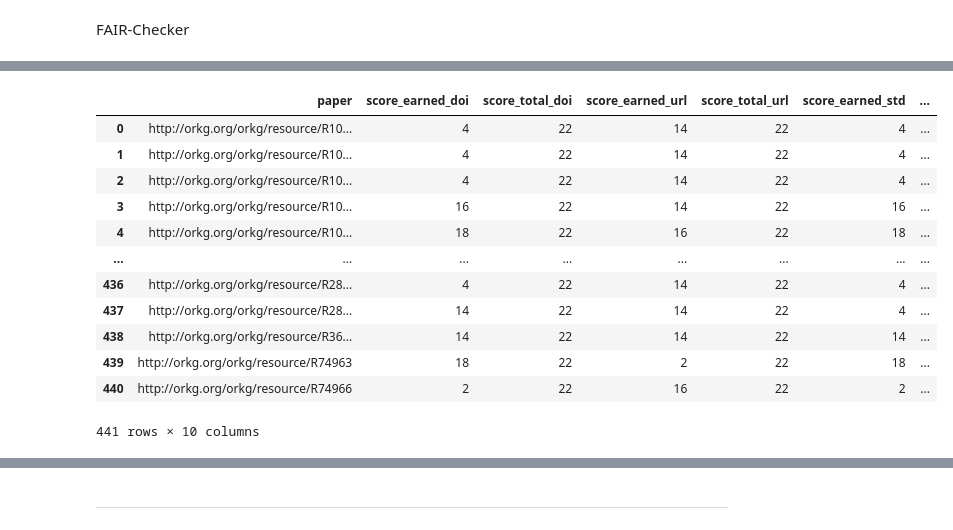
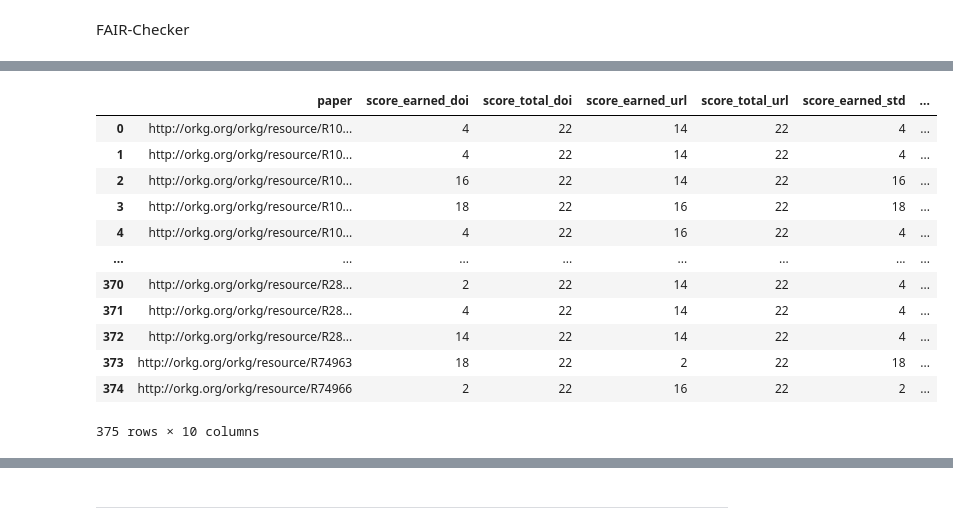
Before and after one commit to mwurzbacher/FAIRness-assessment-tools-evaluation-using-ORKG, a Jupyter notebook: Comparisons_graphs.ipynb, the cells around one changed output, grey strips where cells are left out. Saved outputs shown, nothing was run; the diff lists cells and outputs as text; code cells hidden in the pictures.

```diff
--- a/Comparisons_graphs.ipynb
+++ b/Comparisons_graphs.ipynb
@@ -51,0 +96,13 @@ def adjust_fes_metric_names(mname):
+# %%
+fes_papers_doi_df = pd.read_csv("assessed_data/paper_doi_df_fenough_assessment.csv", index_col=0)
+fes_papers_doi_df = fes_papers_doi_df[fes_papers_doi_df["assessment_result"].isna() == False]
+fes_papers_url_df = pd.read_csv("assessed_data/paper_url_df_fenough_assessment.csv", index_col=0)
+fes_papers_url_df = fes_papers_url_df[fes_papers_url_df["assessment_result"].isna() == False]
+fes_papers_std_df = pd.read_csv("assessed_data/paper_std_df_fenough_assessment.csv", index_col=0)
+fes_papers_std_df = fes_papers_std_df[fes_papers_std_df["assessment_result"].isna() == False]
+
+fes_papers_doi_url_df = pd.merge(fes_papers_doi_df, fes_papers_url_df, on="paper", suffixes=("_doi", "_url"))
+fes_papers_all_df = pd.merge(fes_papers_doi_url_df, fes_papers_std_df, on="paper")
+fes_papers_all_df = fes_papers_all_df[["paper", "assessment_result_doi", "assessment_result_url", "assessment_result"]]
+fes_papers_all_df.rename(columns={"assessment_result": "assessment_result_std"}, inplace=True)
+fes_papers_all_df
@@ -52,2 +123,9 @@ def adjust_fes_metric_names(mname):
+# %%
+fcheck_fuji_all_papers_df = pd.merge(fcheck_papers_all_df, fuji_papers_all_df, on="paper", suffixes=("_fcheck", "_fuji"))
+all_papers_df = pd.merge(fcheck_fuji_all_papers_df, fes_papers_all_df, on="paper")
+all_papers_df
+fcheck_papers_all_df = all_papers_df[["paper", "FAIR_assessment_doi", "FAIR_assessment_url", "FAIR_assessment_std"]]
+fuji_papers_all_df = all_papers_df[["paper", "metric", "score_earned_doi", "score_total_doi", "score_earned_url", "score_total_url", "score_earned_std", "score_total_std"]]
+fes_papers_all_df = all_papers_df[["paper", "assessment_result_doi", "assessment_result_url", "assessment_result_std"]]
 # %% [markdown]
 FAIR-Checker
@@ -91,34 +142,35 @@ def expand_fcheck_paper_df(df):
     df_exp["score_total_std"] = list(chain.from_iterable([[2]*11 for x in df["paper"]]))
     return df_exp
 # %%
-fcheck_papers_all_df["FAIR_assessment_doi"] = fcheck_papers_all_df["FAIR_assessment_doi"].map(lambda x: build_assessment_json(x))
-fcheck_papers_all_df["FAIR_assessment_url"] = fcheck_papers_all_df["FAIR_assessment_url"].map(lambda x: build_assessment_json(x))
-fcheck_papers_all_df["FAIR_assessment_std"] = fcheck_papers_all_df["FAIR_assessment_std"].map(lambda x: build_assessment_json(x))
-fcheck_papers_all_df = expand_fcheck_paper_df(fcheck_papers_all_df)
-fcheck_papers_all_df_total = fcheck_papers_all_df.groupby("paper").agg({
+fcheck_papers_all_df_temp = fcheck_papers_all_df
+fcheck_papers_all_df_temp["FAIR_assessment_doi"] = fcheck_papers_all_df_temp["FAIR_assessment_doi"].map(lambda x: build_assessment_json(x))
+fcheck_papers_all_df_temp["FAIR_assessment_url"] = fcheck_papers_all_df_temp["FAIR_assessment_url"].map(lambda x: build_assessment_json(x))
+fcheck_papers_all_df_temp["FAIR_assessment_std"] = fcheck_papers_all_df_temp["FAIR_assessment_std"].map(lambda x: build_assessment_json(x))
+fcheck_papers_all_df_temp = expand_fcheck_paper_df(fcheck_papers_all_df_temp)
+fcheck_papers_all_df_total = fcheck_papers_all_df_temp.groupby("paper").agg({
     "score_earned_doi": "sum",
     "score_total_doi": "sum",
     "score_earned_url": "sum",
     "score_total_url": "sum",
     "score_earned_std": "sum",
     "score_total_std": "sum"
 }).reset_index()
 fcheck_papers_all_df_total["score_percent_doi"] = fcheck_papers_all_df_total.apply(lambda x: x["score_earned_doi"]/x["score_total_doi"], axis=1)
 fcheck_papers_all_df_total["score_percent_url"] = fcheck_papers_all_df_total.apply(lambda x: x["score_earned_url"]/x["score_total_url"], axis=1)
 fcheck_papers_all_df_total["score_percent_std"] = fcheck_papers_all_df_total.apply(lambda x: x["score_earned_std"]/x["score_total_std"], axis=1)
 fcheck_papers_all_df_total
 # %% [output]
 |  | paper | score_earned_doi | score_total_doi | score_earned_url | score_total_url | score_earned_std | ... |
 | 0 | http://orkg.org/orkg/resource/R10... | 4 | 22 | 14 | 22 | 4 | ... |
 | 1 | http://orkg.org/orkg/resource/R10... | 4 | 22 | 14 | 22 | 4 | ... |
-| 2 | http://orkg.org/orkg/resource/R10... | 4 | 22 | 14 | 22 | 4 | ... |
-| 3 | http://orkg.org/orkg/resource/R10... | 16 | 22 | 14 | 22 | 16 | ... |
-| 4 | http://orkg.org/orkg/resource/R10... | 18 | 22 | 16 | 22 | 18 | ... |
+| 2 | http://orkg.org/orkg/resource/R10... | 16 | 22 | 14 | 22 | 16 | ... |
+| 3 | http://orkg.org/orkg/resource/R10... | 18 | 22 | 16 | 22 | 18 | ... |
+| 4 | http://orkg.org/orkg/resource/R10... | 4 | 22 | 16 | 22 | 4 | ... |
 | ... | ... | ... | ... | ... | ... | ... | ... |
-| 436 | http://orkg.org/orkg/resource/R28... | 4 | 22 | 14 | 22 | 4 | ... |
-| 437 | http://orkg.org/orkg/resource/R28... | 14 | 22 | 14 | 22 | 4 | ... |
-| 438 | http://orkg.org/orkg/resource/R36... | 14 | 22 | 14 | 22 | 14 | ... |
-| 439 | http://orkg.org/orkg/resource/R74963 | 18 | 22 | 2 | 22 | 18 | ... |
-| 440 | http://orkg.org/orkg/resource/R74966 | 2 | 22 | 16 | 22 | 2 | ... |
+| 370 | http://orkg.org/orkg/resource/R28... | 2 | 22 | 14 | 22 | 4 | ... |
+| 371 | http://orkg.org/orkg/resource/R28... | 4 | 22 | 14 | 22 | 4 | ... |
+| 372 | http://orkg.org/orkg/resource/R28... | 14 | 22 | 14 | 22 | 4 | ... |
+| 373 | http://orkg.org/orkg/resource/R74963 | 18 | 22 | 2 | 22 | 18 | ... |
+| 374 | http://orkg.org/orkg/resource/R74966 | 2 | 22 | 16 | 22 | 2 | ... |
-441 rows × 10 columns
+375 rows × 10 columns
 # %%
```
Also changed, not shown: parts of 26 cells of this notebook, 5 other files.
